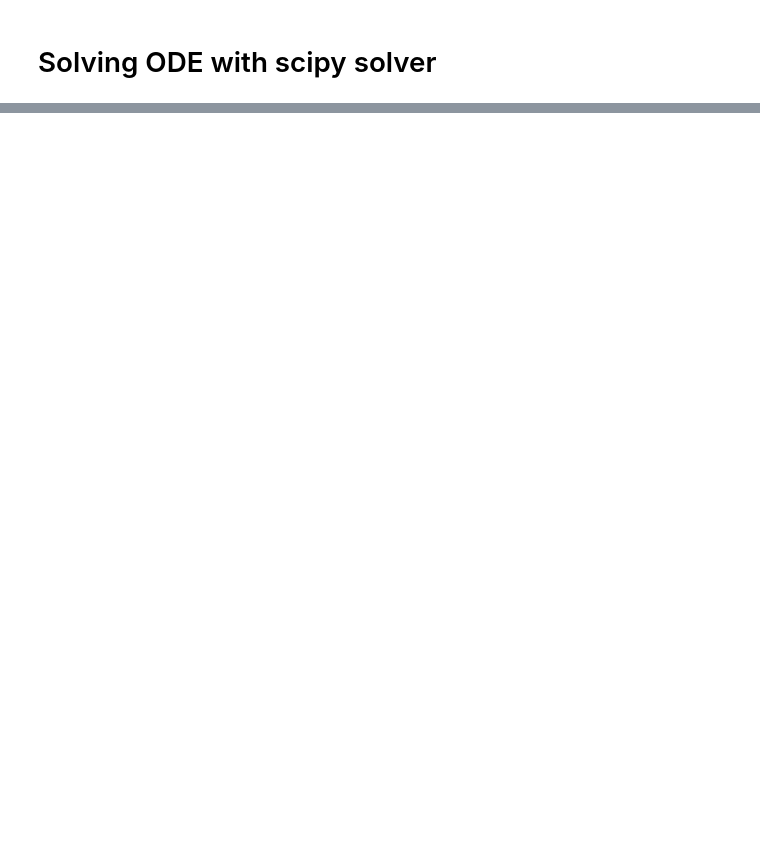
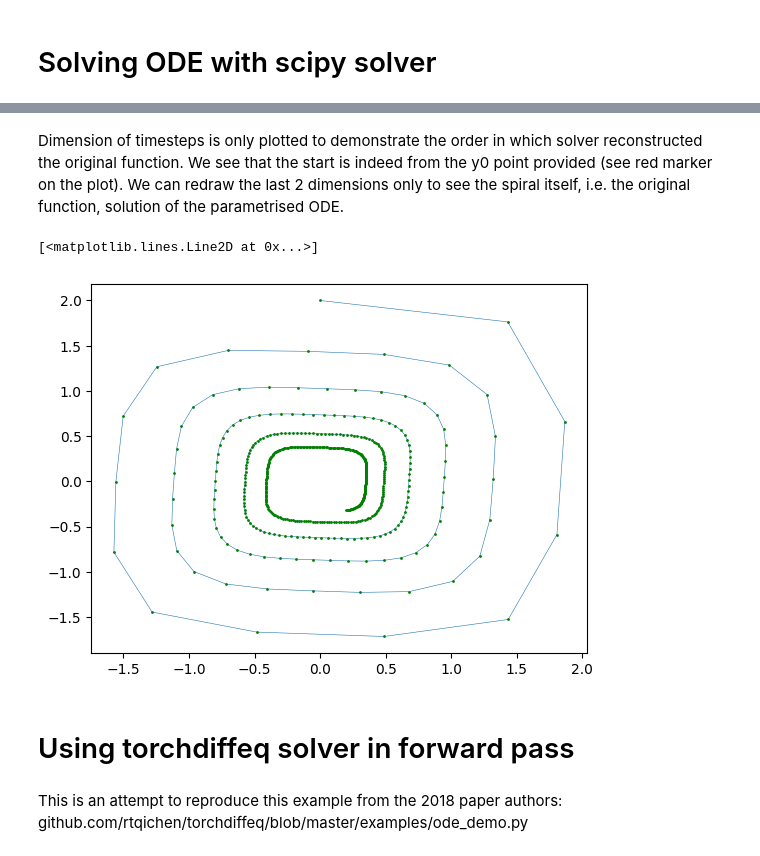
Before and after one commit to igor-cheb/Neural_ODEs_experiements, a Jupyter notebook: ODE_solver_experiments.ipynb, the cells around one changed output, grey strips where cells are left out. Saved outputs shown, nothing was run; the diff lists cells and outputs as text; code cells hidden in the pictures; blank space fills up the shorter version.

```diff
--- a/ODE_solver_experiments.ipynb
+++ b/ODE_solver_experiments.ipynb
@@ -35,0 +108,15 @@ plt.plot(t, y)
+# %% [markdown]
+Dimension of timesteps is only plotted to demonstrate the order in which solver reconstructed the original function. We see that the start is indeed from the y0 point provided (see red marker on the plot). We can redraw the last 2 dimensions only to see the spiral itself, i.e. the original function, solution of the parametrised ODE.
+# %%
+plt.plot(solution[:, 0][:, 1].detach().numpy(),
+         solution[:, 0][:, 0].detach().numpy(),
+         marker='.', markerfacecolor='green', markeredgecolor='green', markersize=2,
+         linewidth=.4)
+# %% [output]
+[<matplotlib.lines.Line2D at 0x...>]
+[figure, added]
+# %% [markdown]
+# Using torchdiffeq solver in forward pass
+# %% [markdown]
+This is an attempt to reproduce this example from the 2018 paper authors:
+github.com/rtqichen/torchdiffeq/blob/master/examples/ode_demo.py
```
Also changed, not shown: parts of 17 cells of this notebook, 1 other file.
